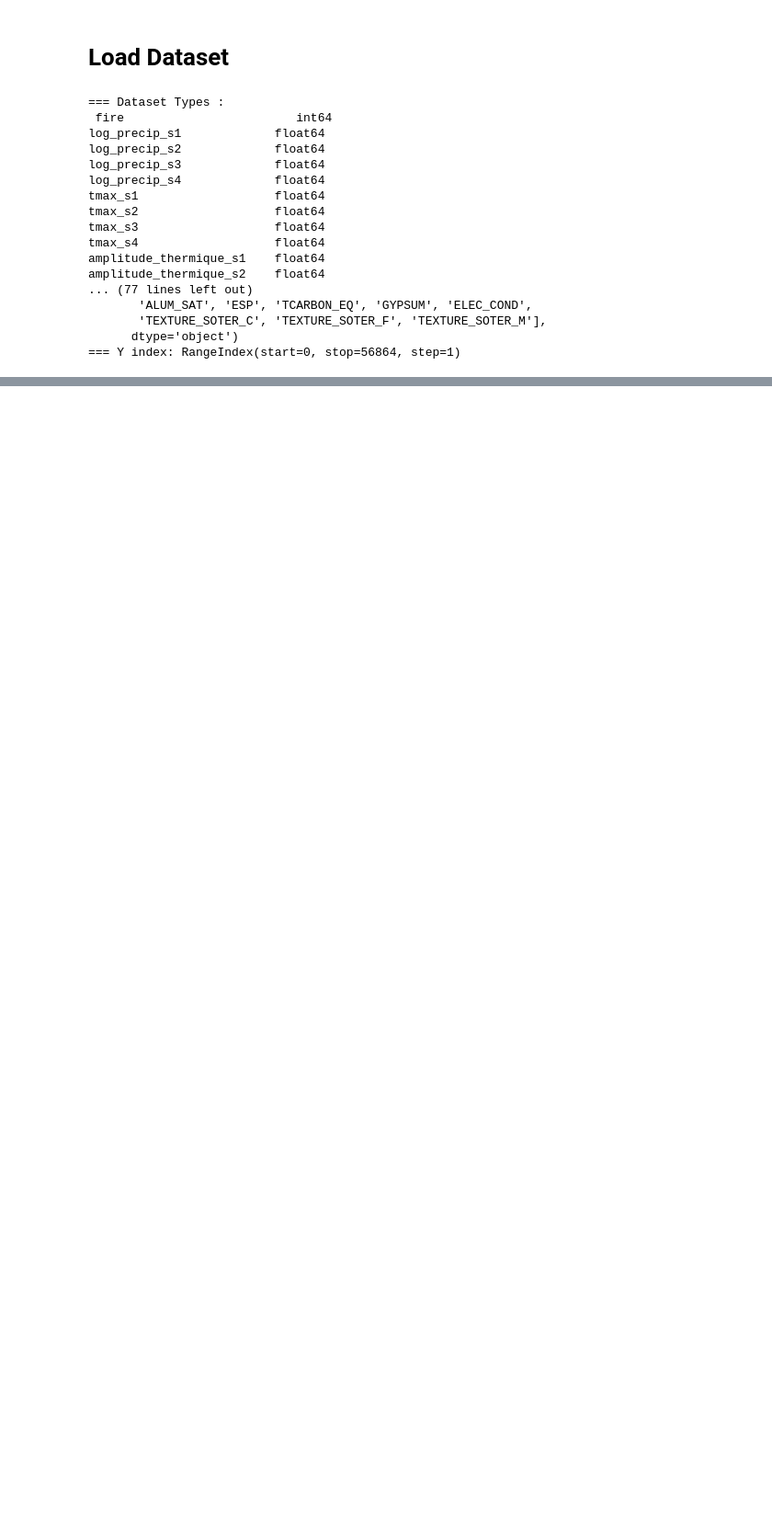
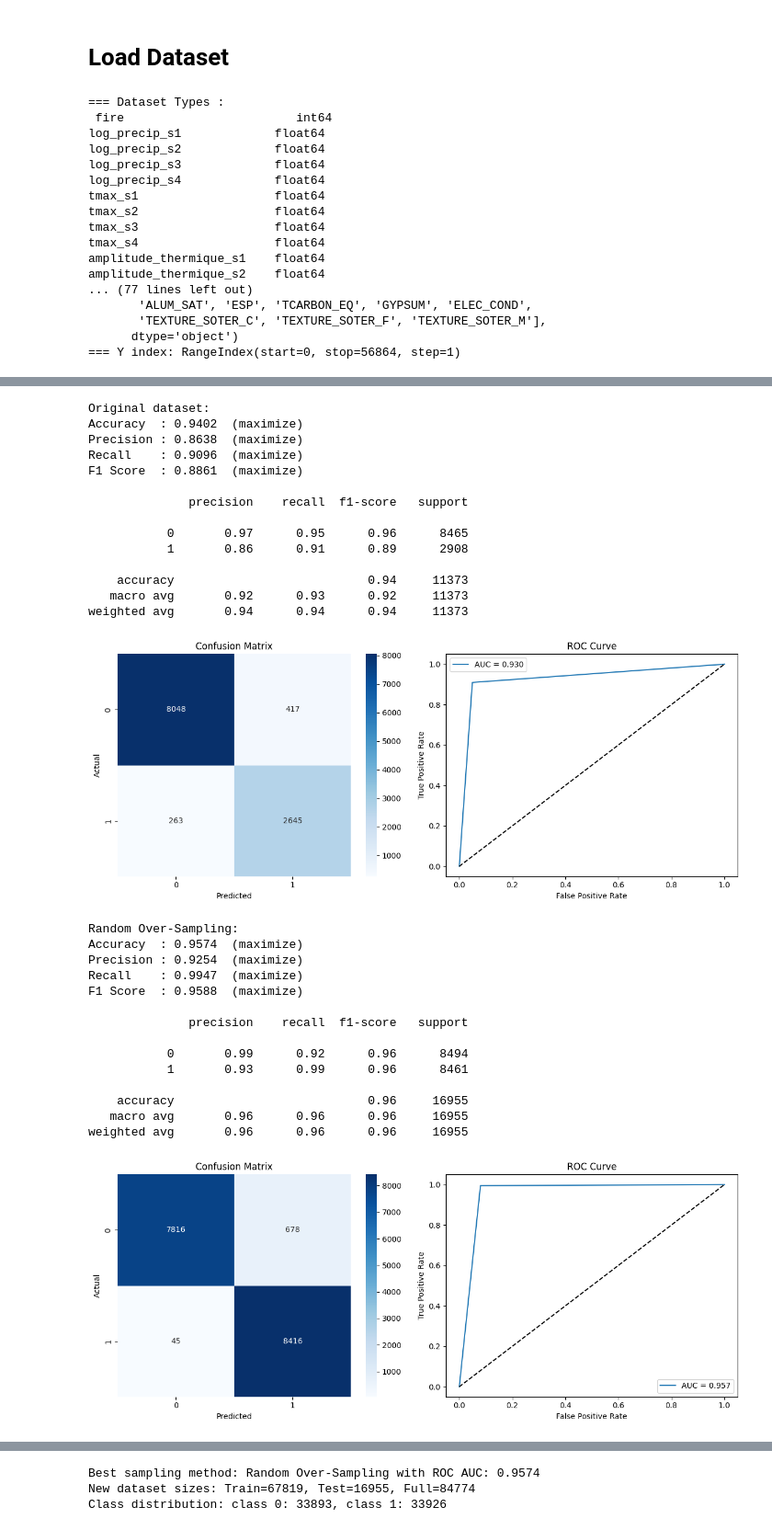
Before and after one commit to MohamedRamzi9/Data-Mining-Project, a Jupyter notebook: supervised_learning/knn.ipynb, the cells around one changed output, grey strips where cells are left out. Shown at 92% size. Drawn from its saved outputs; the diff is of its cells as text; code cells hidden in the pictures; blank space fills up the shorter version.

```diff
--- a/supervised_learning/knn.ipynb
+++ b/supervised_learning/knn.ipynb
@@ -169,0 +113,16 @@ weighted avg       0.93      0.93      0.93     11373
+# %%
+sampled_dataset = SampledDataset(["Original", "Random Over-Sampling", "Random Under-Sampling", "SMOTE Over-Sampling", "Tomek Links Under-Sampling"])
+
+def main(X_df, Y_df):
+    _X_np_train, _X_np_test, _Y_np_train, _Y_np_test = train_test_split(
+        X_df.to_numpy(), Y_df.to_numpy(),
+        test_size=0.2,      # 20% test
+        random_state=42,    # for reproducibility
+        shuffle=True        # default True
+    )
+    model = KNeighborsClassifier(n_neighbors=5, weights='distance')
+    model.fit(_X_np_train, _Y_np_train.ravel())
+    Y_pred = model.predict(_X_np_test)
+    metrics = show_classification_report(_Y_np_test, Y_pred)
+
+    sampled_dataset.go_next_method(_X_np_train, _Y_np_train, _X_np_test, _Y_np_test, metrics.roc_auc)
@@ -169,0 +131,48 @@ weighted avg       0.93      0.93      0.93     11373
+# %%
+print("Original dataset:")
+main(X_df, Y_df)
+print("Random Over-Sampling:")
+main(*random_over_sample(X_df, Y_df))
+print("Random Under-Sampling:")
+main(*random_under_sample(X_df, Y_df))
+print("SMOTE Over-Sampling:")
+main(*smote_over_sample(X_df, Y_df))
+print("Tomek Links Under-Sampling:")
+main(*tomek_under_sample(X_df, Y_df))
+
+sampled_dataset.print_report("ROC AUC")
+X_np_train = sampled_dataset.best_X_train
+Y_np_train = sampled_dataset.best_y_train
+X_np_test = sampled_dataset.best_X_test
+Y_np_test = sampled_dataset.best_y_test
+# %% [output]
+Original dataset:
+Accuracy  : 0.9402  (maximize)
+Precision : 0.8638  (maximize)
+Recall    : 0.9096  (maximize)
+F1 Score  : 0.8861  (maximize)
+
+              precision    recall  f1-score   support
+
+           0       0.97      0.95      0.96      8465
+           1       0.86      0.91      0.89      2908
+
+    accuracy                           0.94     11373
+   macro avg       0.92      0.93      0.92     11373
+weighted avg       0.94      0.94      0.94     11373
+[figure, added]
+Random Over-Sampling:
+Accuracy  : 0.9574  (maximize)
+Precision : 0.9254  (maximize)
+Recall    : 0.9947  (maximize)
+F1 Score  : 0.9588  (maximize)
+
+              precision    recall  f1-score   support
+
+           0       0.99      0.92      0.96      8494
+           1       0.93      0.99      0.96      8461
+
+    accuracy                           0.96     16955
+   macro avg       0.96      0.96      0.96     16955
+weighted avg       0.96      0.96      0.96     16955
+[figure, added]
@@ -169,0 +224,3 @@ weighted avg       0.93      0.93      0.93     11373
+Best sampling method: Random Over-Sampling with ROC AUC: 0.9574
+New dataset sizes: Train=67819, Test=16955, Full=84774
+Class distribution: class 0: 33893, class 1: 33926
```
Also changed, not shown: parts of 14 cells of this notebook, 6 other files.
